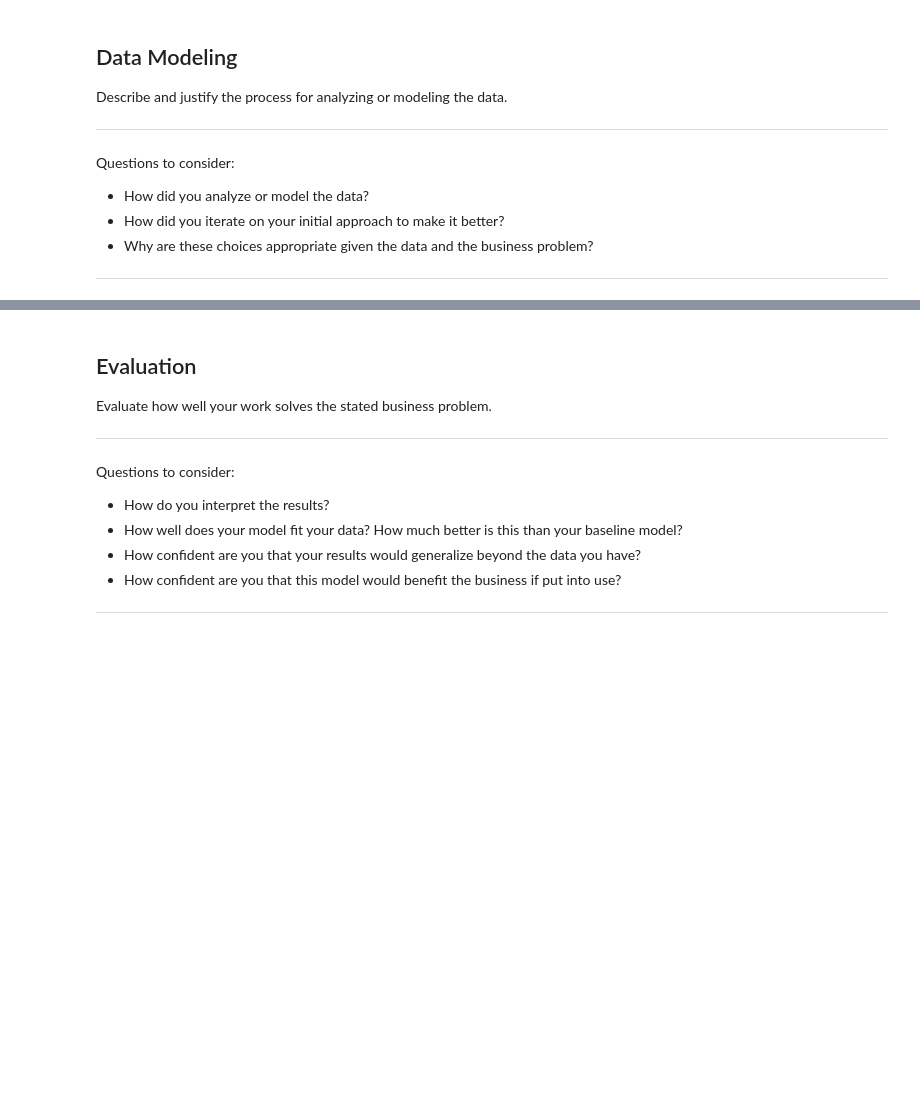
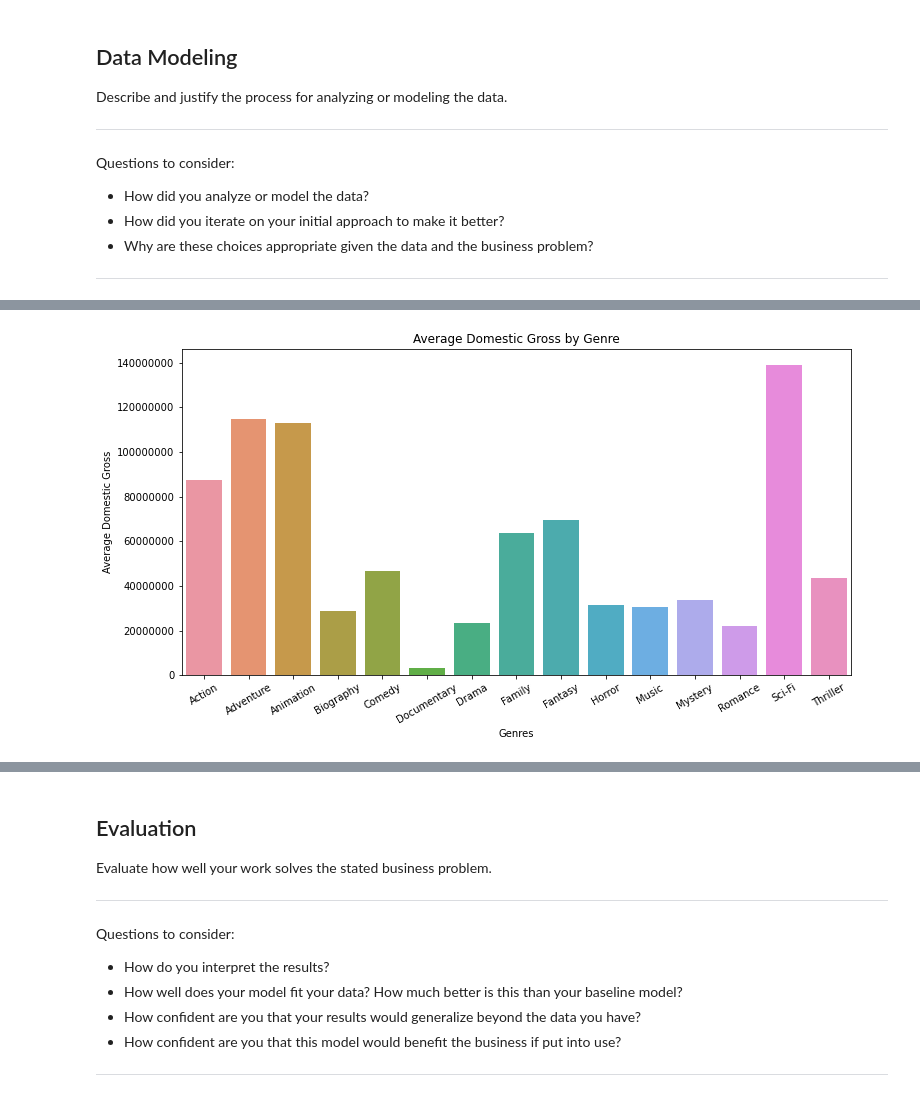
Before and after one commit to learn-co-curriculum/dsc-project-template, a Jupyter notebook: dsc-phase1-project-template.ipynb, the cells around one changed output, grey strips where cells are left out. Drawn from its saved outputs; the diff is of its cells as text; code cells hidden in the pictures; blank space fills up the shorter version.

Commit message:
compleded data cleaning and visulizations for genres and gross domestic

```diff
--- a/dsc-phase1-project-template.ipynb
+++ b/dsc-phase1-project-template.ipynb
@@ -107,0 +303,22 @@ Questions to consider:
+# %%
+avg_main_genre_ratings = {
+
+    'Action': 8.749614e+07,
+    'Adventure': 1.148395e+08,
+    'Animation': 1.128608e+08,
+    'Biography': 2.854831e+07,
+    'Comedy': 4.654518e+07,
+    'Documentary': 3270702.98,
+    'Drama':  2.327981e+07,
+    'Family': 6.359999e+07,
+    'Fantasy': 6.933615e+07,
+    'Horror': 3.157331e+07,
+    'Music': 3.052755e+07,
+    'Mystery': 3.378377e+07,
+    'Romance': 2.223531e+07,
+    'Sci-Fi': 1.390575e+08,
+    'Thriller': 4.333931e+07,
+
+}
+list(avg_main_genre_ratings.keys())
+list(avg_main_genre_ratings.values())
@@ -119,0 +395,14 @@ Questions to consider:
+# %%
+x = list(avg_main_genre_ratings.keys())
+y = list(avg_main_genre_ratings.values())
+
+
+plt.figure(figsize=(12,6))
+ax = sns.barplot(x, y)
+plt.title('Average Domestic Gross by Genre')
+plt.ylabel('Average Domestic Gross')
+plt.xlabel('Genres')
+plt.ticklabel_format(style='plain', axis = 'y')
+ax.set_xticklabels(ax.get_xticklabels(),rotation = 30);
+# %% [output]
+[figure, added]
```
Also changed, not shown: parts of 22 cells of this notebook.
